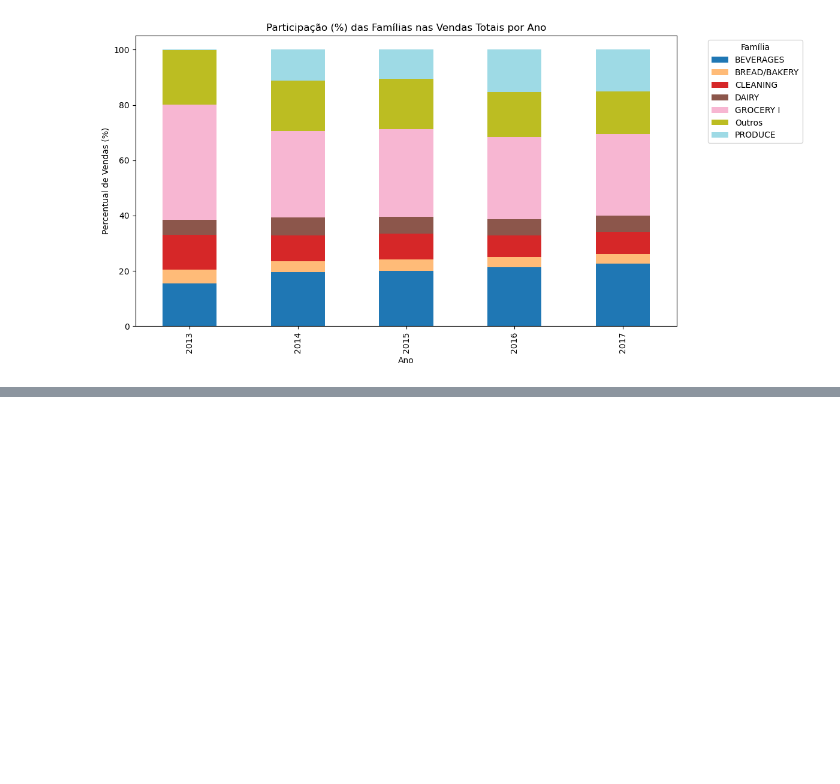
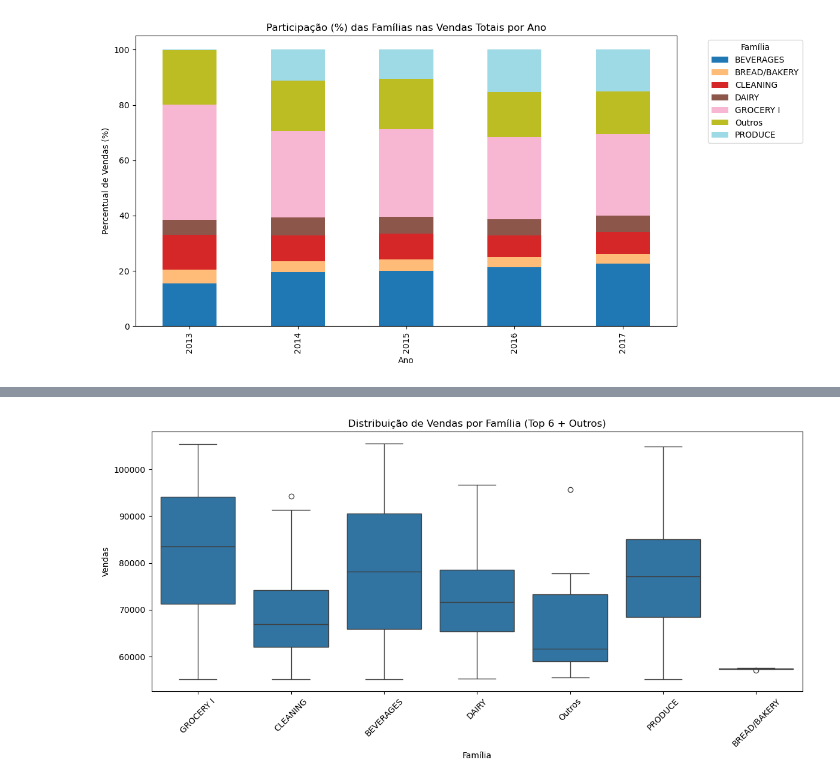
Before and after one commit to ThyanaLara/forecast_vendas, a Jupyter notebook: 2.Analise_exploratoria/2.eda.ipynb, the cells around one changed output, grey strips where cells are left out. Saved outputs shown, nothing was run; the diff lists cells and outputs as text; code cells hidden in the pictures; blank space fills up the shorter version.

```diff
--- a/2.Analise_exploratoria/2.eda.ipynb
+++ b/2.Analise_exploratoria/2.eda.ipynb
@@ -248,3 +226,14 @@ Index(['date', 'store_nbr', 'family', 'sales', 'onpromotion', 'ano', 'mes',
+# %%
+plt.figure(figsize=(12, 6))
+sns.boxplot(data=df_outliers_2, x='family_top6', y='sales')
+plt.title('Distribuição de Vendas por Família (Top 6 + Outros)')
+plt.xlabel('Família')
+plt.ylabel('Vendas')
+plt.xticks(rotation=45)
+plt.tight_layout()
+plt.show()
+# %% [output]
+[figure, added]
 # %%
 # Exemplo: salvar em CSV se quiser
 df_outliers.to_csv('2.2.outliers.csv', index=False)
```
Also changed, not shown: parts of 21 cells of this notebook, 3 other files.
